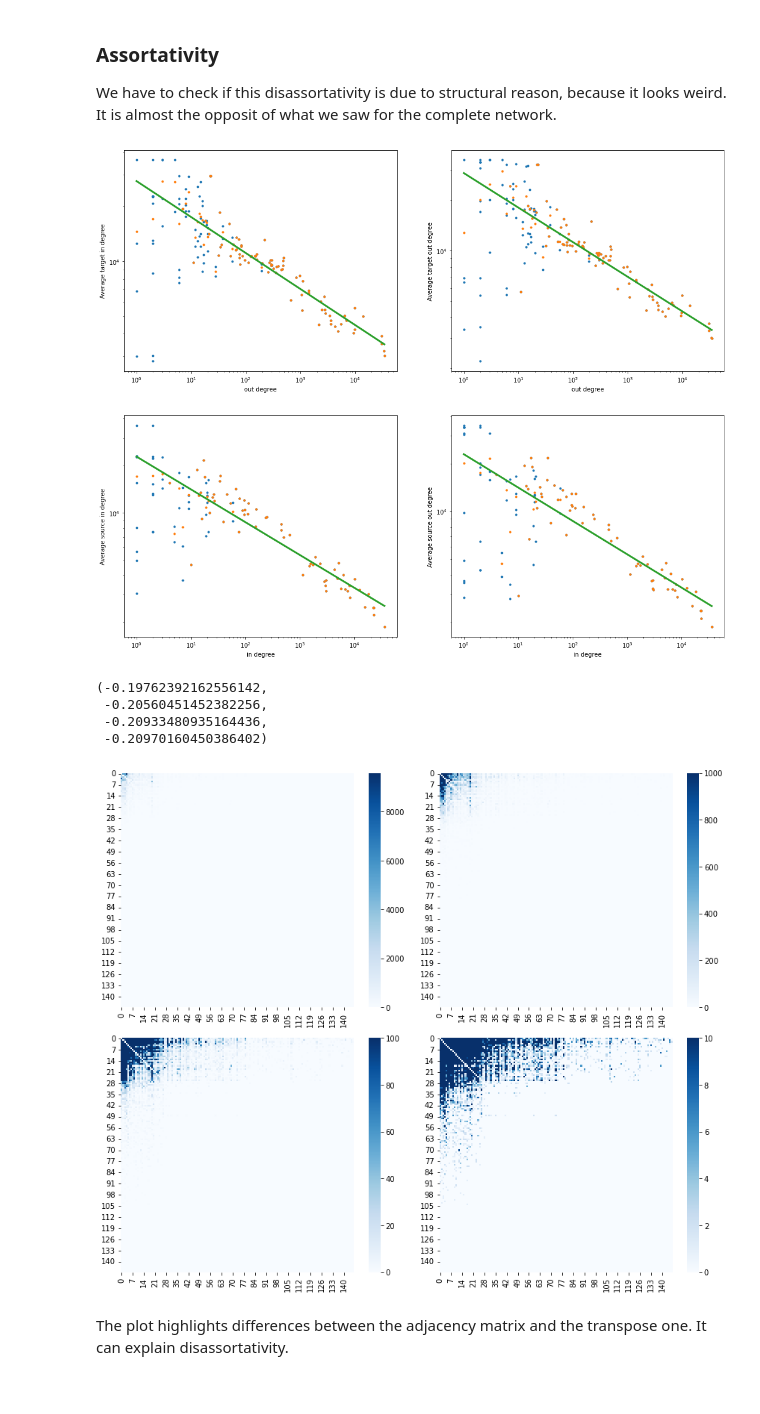
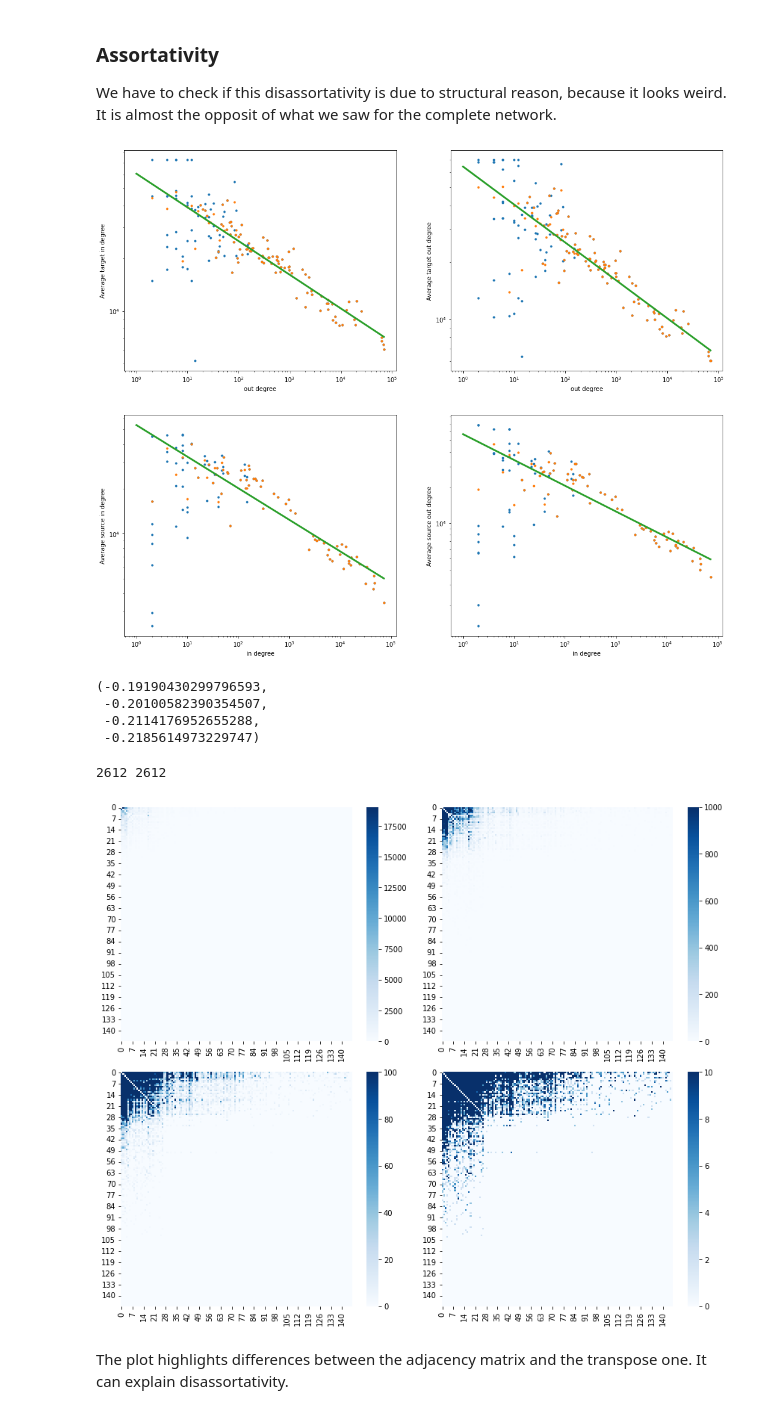
Before and after one commit to FilippoBragato/ErasmusMobilityStudy, a Jupyter notebook: CountryAnalysis.ipynb, the cells around one changed output. Saved outputs shown, nothing was run; the diff lists cells and outputs as text; code cells hidden in the pictures.

```diff
--- a/CountryAnalysis.ipynb
+++ b/CountryAnalysis.ipynb
@@ -21,3 +15,7 @@ country_df = pd.read_csv('erasmus_data_clean.csv', sep=';',low_memory=False, hea
+# %%
+country19_df = pd.read_csv('data\Erasmus19.csv', sep=';',low_memory=False, header=0, encoding='utf8')
+country18_df = pd.read_csv('data\Erasmus19.csv', sep=';',low_memory=False, header=0, encoding='utf8')
+country_df = country19_df.append(country18_df)
 # %% [markdown]
 ## Mobility of Countries
 In this section we want to analyze how musch different countries are involved in the Erasmus program.
@@ -241,30 +245,33 @@ We have to check if this disassortativity is due to structural reason, because i
 edges = country_df[['source','target']].copy()
 ns.assortativity_calc(edges, adj_matrix_crs, nodes_df, True)
 # %% [output]
-[figure, old version]
+[figure, new version]
-(-0.19762392162556142,
- -0.20560451452382256,
- -0.20933480935164436,
- -0.20970160450386402)
+(-0.19190430299796593,
+ -0.20100582390354507,
+ -0.2114176952655288,
+ -0.2185614973229747)
 # %%
 # label = 'PageRank autority position'
 label = 'in degree position'
 c = country_df.drop(['SendId', 'RecId'],axis=1)
 another_order = scores[['Nodes', label]].copy()
 another_order[label] = another_order[label] - 1
 another_order.rename({'Nodes':'source', label: 'source ID'}, axis=1, inplace=True)
 c = pd.merge(c, another_order, on="source")
 another_order.rename({'source':'target', 'source ID': 'target ID'}, axis=1, inplace=True)
 c = pd.merge(c, another_order, on="target")
+c = c[['source ID', 'target ID', 'weight']]
 c_serie = c.groupby(['source ID', 'target ID']).sum()
 row = np.array(c_serie.index.get_level_values(1).tolist())
 col = np.array(c_serie.index.get_level_values(0).tolist())
 val = c_serie.values
+print(len(val.flatten()), len(row))
 or_adj = sparse.csr_matrix((val.flatten(), (row, col)), shape=(nodes.size, nodes.size))
 
 ns.visualize_adj(or_adj)
 # %% [output]
+2612 2612
-[figure, old version]
+[figure, new version]
 # %% [markdown]
 The plot highlights differences between the adjacency matrix and the transpose one. It can explain disassortativity.
 # %%
```
Also changed, not shown: parts of 10 cells of this notebook, 1 other file.
